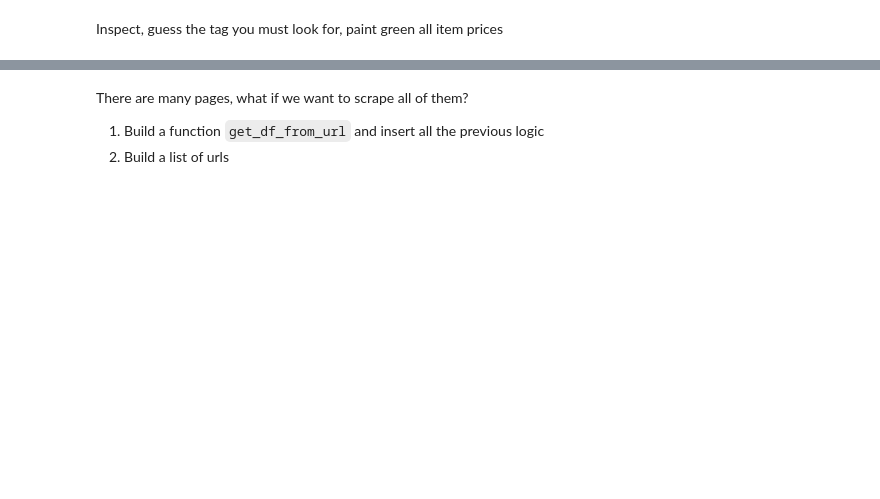
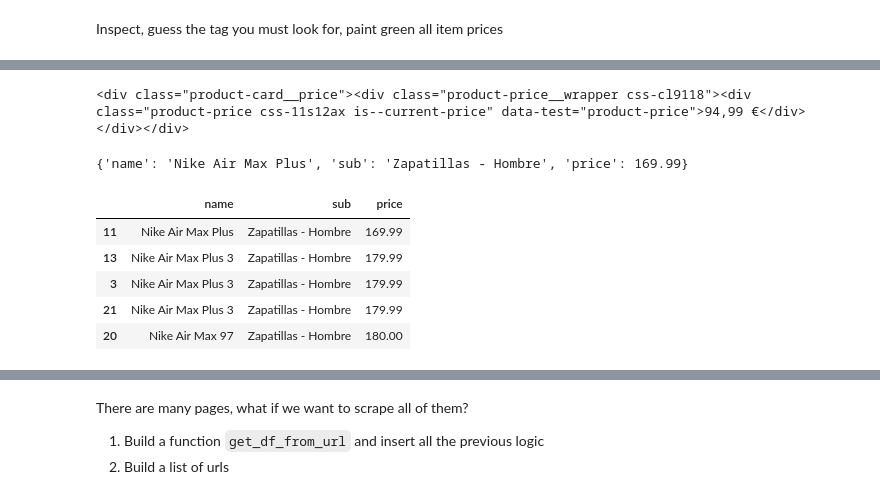
Before and after one commit to Ironhack-Data-Madrid-Mayo-2021/Classroom-Materials, a Jupyter notebook: week_03/04-web-scraping.ipynb, the cells around one changed output, grey strips where cells are left out. Cells and saved outputs as stored; diff of their text form; code cells hidden in the pictures; blank space fills up the shorter version.

```diff
--- a/week_03/04-web-scraping.ipynb
+++ b/week_03/04-web-scraping.ipynb
@@ -177 +212,4 @@ price_div_tags[0].find("span")
+# %%
+def precio_str_to_float(texto_precio):
+    return float(texto_precio.split()[0].replace(",", "."))
 # %%
@@ -213,0 +257,4 @@ pares = [(extract_name(r), extract_price(r)) for r in recuadros]
+# %%
+c.find("div", class_="product-card__price")
+# %% [output]
+<div class="product-card__price"><div class="product-price__wrapper css-cl9118"><div class="product-price css-11s12ax is--current-price" data-test="product-price">94,99 €</div></div></div>
@@ -214,3 +272,7 @@ pares = [(extract_name(r), extract_price(r)) for r in recuadros]
+# %%
+get_properties(cuadros[11])
+# %% [output]
+{'name': 'Nike Air Max Plus', 'sub': 'Zapatillas - Hombre', 'price': 169.99}
 # %%
 import pandas as pd
 # %%
@@ -218,2 +280,9 @@ df = pd.DataFrame(pares)
 # %%
-df.columns = ["name", "price"]
+df.sort_values("price").tail()
+# %% [output]
+|  | name | sub | price |
+| 11 | Nike Air Max Plus | Zapatillas - Hombre | 169.99 |
+| 13 | Nike Air Max Plus 3 | Zapatillas - Hombre | 179.99 |
+| 3 | Nike Air Max Plus 3 | Zapatillas - Hombre | 179.99 |
+| 21 | Nike Air Max Plus 3 | Zapatillas - Hombre | 179.99 |
+| 20 | Nike Air Max 97 | Zapatillas - Hombre | 180.00 |
```
Also changed, not shown: parts of 135 cells of this notebook.
